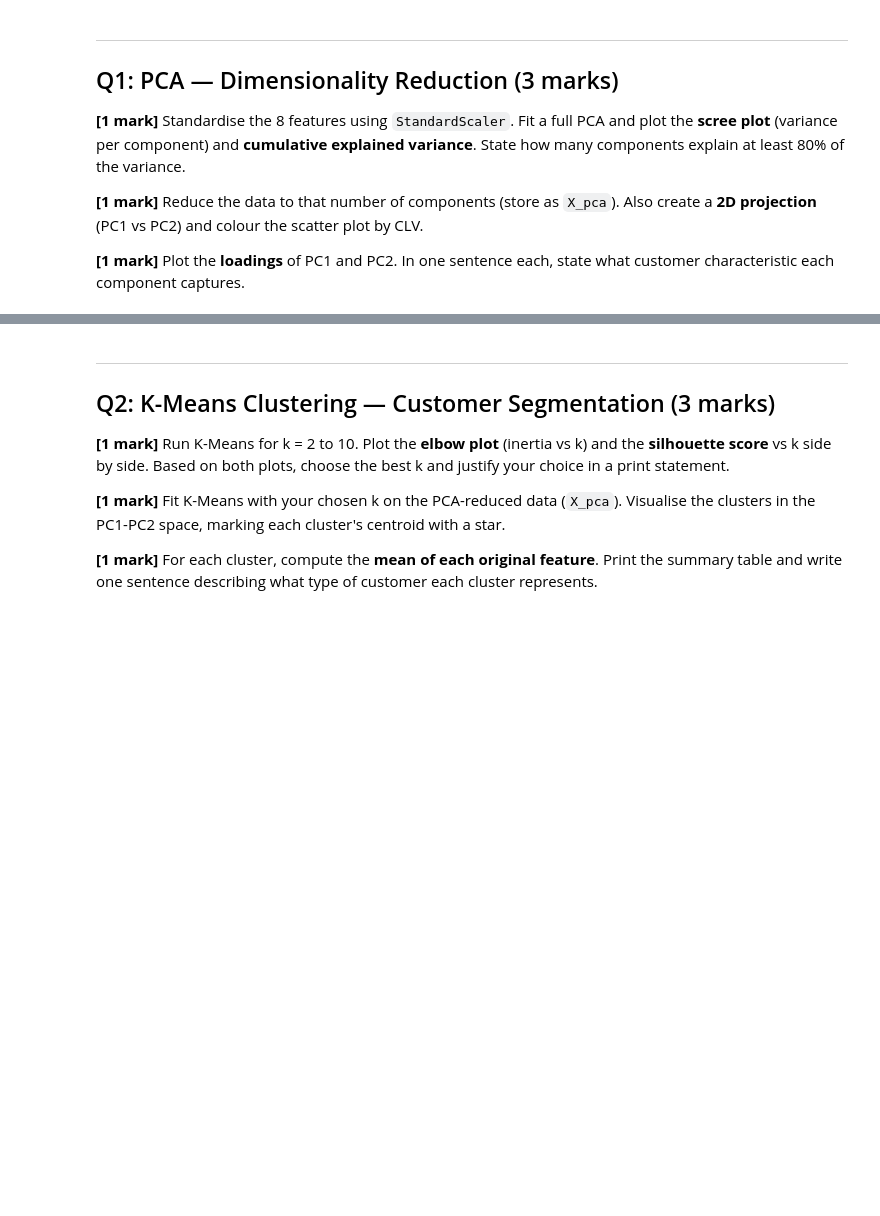
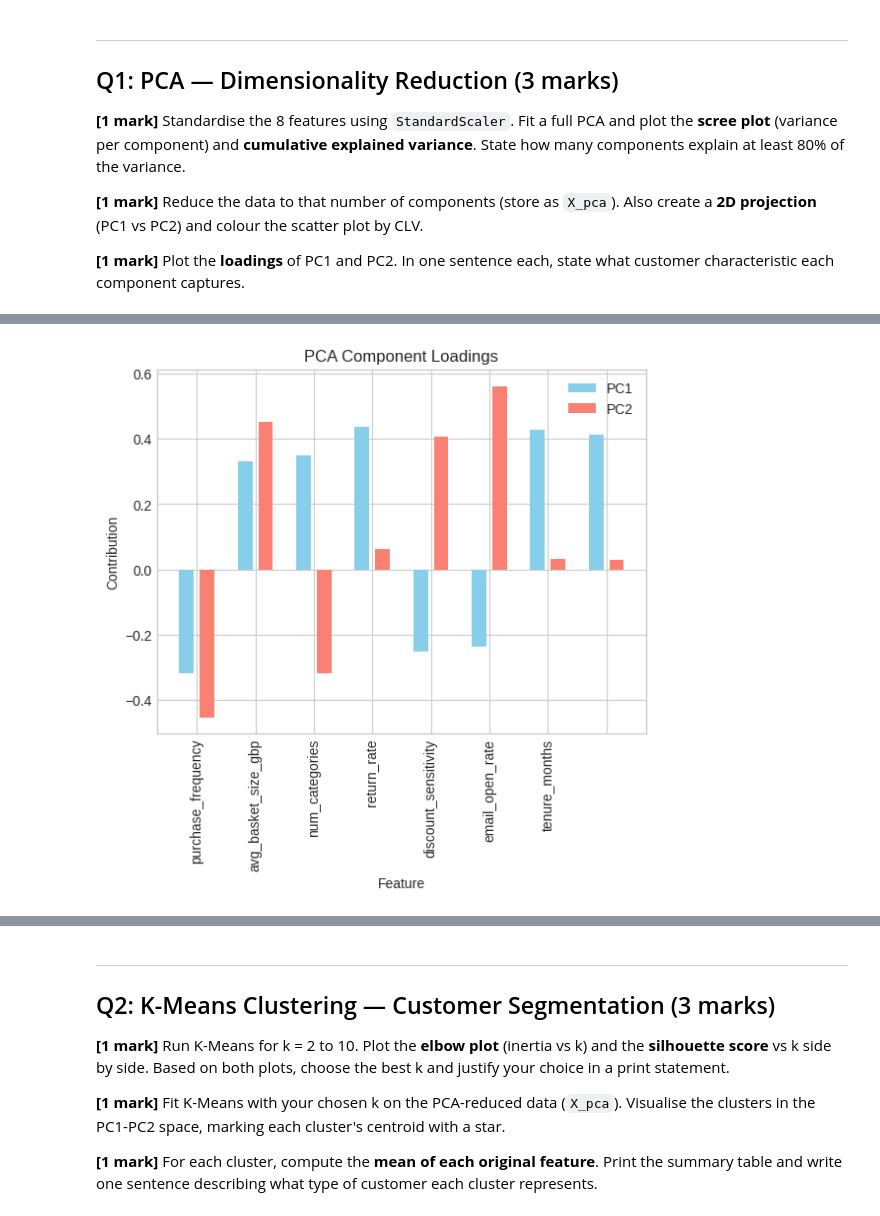
Before and after one commit to sohang3112/iit-madras-web-mtech-ai, a Jupyter notebook: trimester2/DA5401W_DataAnalyticsLab/assignments/Assignment1/Assignment 1 - Customer Lifetime Value Prediction.ipynb, the cells around one changed output, grey strips where cells are left out. Cells and saved outputs as stored; diff of their text form; code cells hidden in the pictures; blank space fills up the shorter version.

```diff
--- a/trimester2/DA5401W_DataAnalyticsLab/assignments/Assignment1/Assignment 1 - Customer Lifetime Value Prediction.ipynb
+++ b/trimester2/DA5401W_DataAnalyticsLab/assignments/Assignment1/Assignment 1 - Customer Lifetime Value Prediction.ipynb
@@ -86,0 +123,17 @@ df[features + ['clv_gbp']].describe().round(2)
+# %%
+# Q1 Part 3: Plot PC1 and PC2 loadings as bar charts
+# Print one-sentence interpretation for each component
+x = np.arange(1,9)
+width = 0.25
+padded_width = 0.35
+fig, ax = plt.subplots()
+ax.bar(x - padded_width/2, pca_2d.components_[0,:], width, label='PC1', color='skyblue')
+ax.bar(x + padded_width/2, pca_2d.components_[1,:], width, label='PC2', color='salmon')
+ax.set_xticklabels(features, rotation='vertical')
+ax.set_title('PCA Component Loadings')
+ax.set_xlabel('Feature')
+ax.set_ylabel('Contribution')
+ax.legend()
+fig.show()
+# %% [output]
+[figure, added]
```
Also changed, not shown: parts of 22 cells of this notebook, 10 other files.
